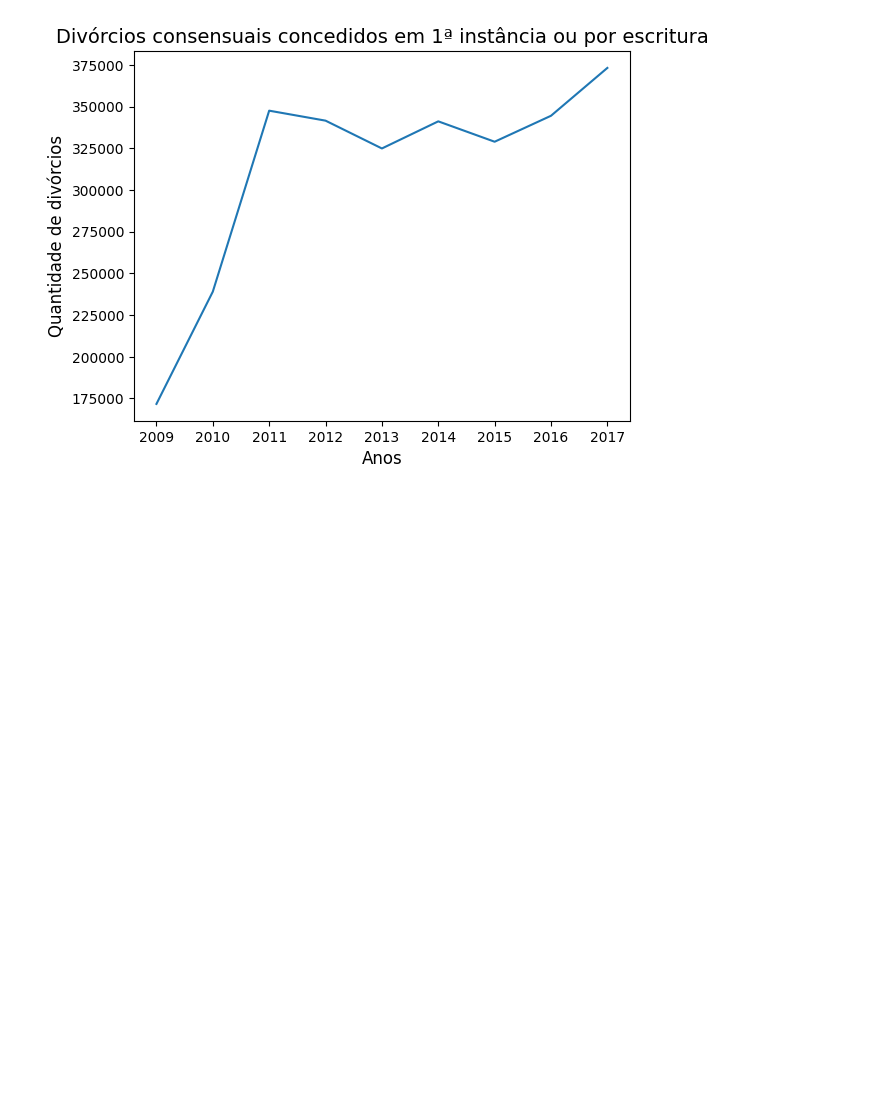
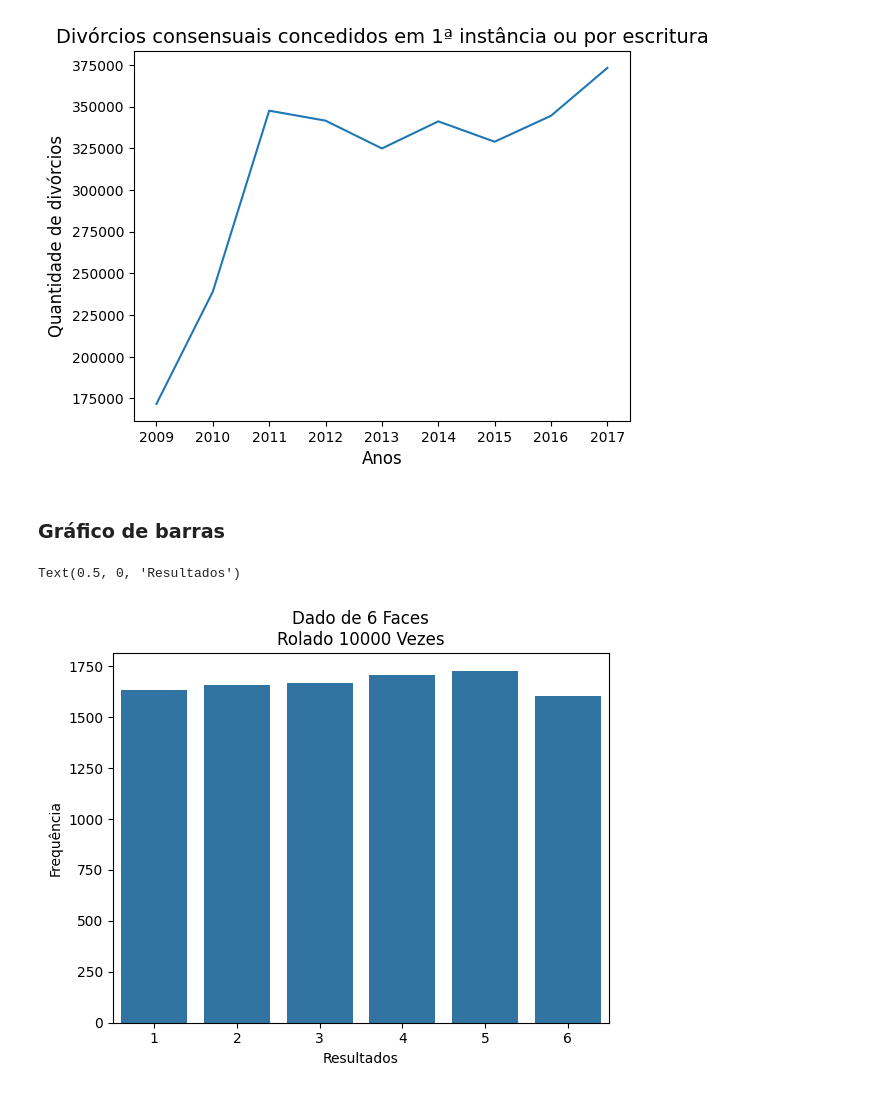
Before and after one commit to MVianah/Python, a Jupyter notebook: JupyterProject/2.Seaborn/Exercises.ipynb, the cells around one changed output. Saved outputs shown, nothing was run; the diff lists cells and outputs as text; code cells hidden in the pictures; blank space fills up the shorter version.

Commit message:
Feat: Bar chart with Seaborn

```diff
--- a/JupyterProject/2.Seaborn/Exercises.ipynb
+++ b/JupyterProject/2.Seaborn/Exercises.ipynb
@@ -25,3 +25,42 @@ plt.ylabel('Quantidade de divórcios', fontsize=12)
 plt.tick_params(axis='both', labelsize=10)
 # %% [output]
 [figure]
+# %% [markdown]
+### Gráfico de barras
+# %%
+#Criando uma classe dado
+class Dado:
+    # Metodo construtor para podermos definir o numero de faces do dado
+    def __init__(self, numFaceDado):
+        self.numFaceDado = numFaceDado
+
+    # Função para simularmos o lançamento do dado
+    def rolar_Dado(self, numLancamentos):
+        return np.random.randint(1, self.numFaceDado + 1, numLancamentos)
+
+# Inserindo o numero de faces no dados
+vDado6 = Dado(6)
+
+# Definindo o numero de vezes que iremos jogar o dado
+vResult = list(vDado6.rolar_Dado(10000))
+
+# Criando uma variavel para armazenar a frequencia que cade face e escolhida a cada jogada
+vFrequencia = []
+
+# Criando um contador para verificar a quantidade de vezes que a face e escolhida
+for valor in range(1,7):
+    freq = vResult.count(valor)
+    vFrequencia.append(freq)
+
+
+# Confirurando o gráfico de barras
+sns.barplot(x=list(range(1,7)),
+            y=vFrequencia,)
+
+# Editado o gráfico de barras
+plt.title('Dado de 6 Faces\nRolado 10000 Vezes')
+plt.ylabel('Frequência')
+plt.xlabel('Resultados')
+# %% [output]
+Text(0.5, 0, 'Resultados')
+[figure, added]
```
